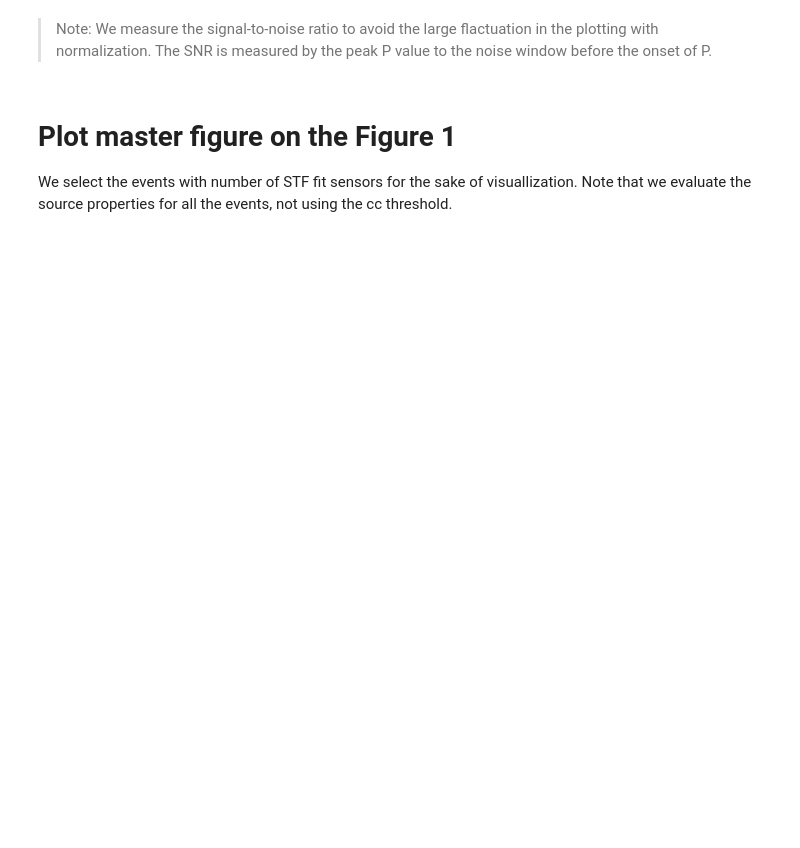
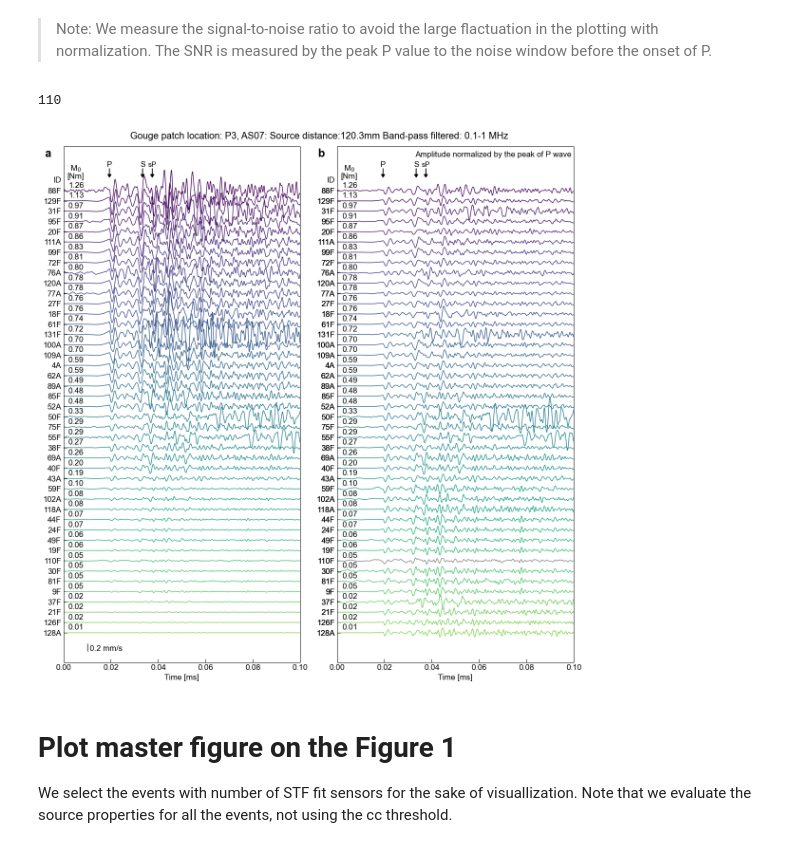
Before and after one commit to kura-okubo/4mNonSelfSim_Paper, a Jupyter notebook: ComputeScaling/code/01_Introduction_plot_gougeevents.ipynb, the cells around one changed output. Cells and saved outputs as stored; diff of their text form; code cells hidden in the pictures; blank space fills up the shorter version.

```diff
--- a/ComputeScaling/code/01_Introduction_plot_gougeevents.ipynb
+++ b/ComputeScaling/code/01_Introduction_plot_gougeevents.ipynb
@@ -117,7 +120,7 @@ AEsensors = list(channel_loc.keys())
 We read the waveforms compiled in `06_assemble_greensfunction_MTinv_removeresp`.
 We use the `stage 1`, where the instrumental response and gain correction by the ball drop were applied.
 # %%
-repeated_sensor = "OL23" # 07, 08, 22, 23, ### we remove 24 due to low S/N
+repeated_sensor = "OL07" # 07, 08, 22, 23, ### we remove 24 due to low S/N
 gougepatch_id = "G3" # to set output filename
 
 # load best parameters
@@ -945,34 +1030,37 @@ for j, ax in enumerate(axs):
 
     # decoration of figure
     ax.text(-0.042, 0.93, "ID", transform=ax.transAxes)
 
     ax.set_xlim([0.0, 0.1])
     ax.set_ylim([ytickloc[-1]-0.02, ytickloc[0]+0.03])
 
     ax.set_xlabel("Time [ms]")
 
     ax.set_yticks(np.round(ytickloc, 3))
     ax.set_yticklabels(yticklabel)
 
     # title_str = f"FB03-087 AS{selected_sensor[2:]}: Source distance:{dist:.1f}mm Bandpass filtered: {freqmin/1e6:g}-{freqmax/1e6:g}MHz"
     # ax.set_title(title_str)
 
 # add suptitle
-title_str = f"FB03-087 AS{selected_sensor[2:]}: Source distance:{dist:.1f}mm Bandpass filtered: {freqmin/1e6:g}-{freqmax/1e6:g} MHz"
+title_str = f"Gouge patch location: P3, AS{selected_sensor[2:]}: Source distance:{dist:.1f}mm Band-pass filtered: {freqmin/1e6:g}-{freqmax/1e6:g} MHz"
 plt.suptitle(title_str)
 
 # annotation
 axs[0].text(-0.08, 0.98, "a", fontweight='bold', fontsize=17, transform=axs[0].transAxes)
 # axs[0].text(0.6, 0.98, "Velocity", fontsize=12, transform=axs[0].transAxes)
 axs[1].text(-0.08, 0.98, "b", fontweight='bold', fontsize=17, transform=axs[1].transAxes)
 axs[1].text(0.33, 0.98, "Amplitude normalized by the peak of P wave", fontsize=12, transform=axs[1].transAxes)
 
 
 fig.tight_layout()
 
 plt.savefig(figdir + f"/gougeevent_all_{gougepatch_id}_{repeated_sensor}_afterinstrumentalcorrection_all_sorted_timeshift{IfParrivalshift}.png", dpi=80)
 plt.savefig(figdir + f"/gougeevent_all_{gougepatch_id}_{repeated_sensor}_afterinstrumentalcorrection_all_sorted_timeshift{IfParrivalshift}.eps")
 # plt.savefig(figdir + "/waveform_repeated_event_{}_{}_afterinstrumentalcorrection_all_sorted.eps".format(gougepatch_id, repeated_sensor))
+# %% [output]
+110
+[figure, added]
 # %%
 # peak_P_amp
 # %% [markdown]
```
Also changed, not shown: parts of 26 cells of this notebook, 1 other file.
